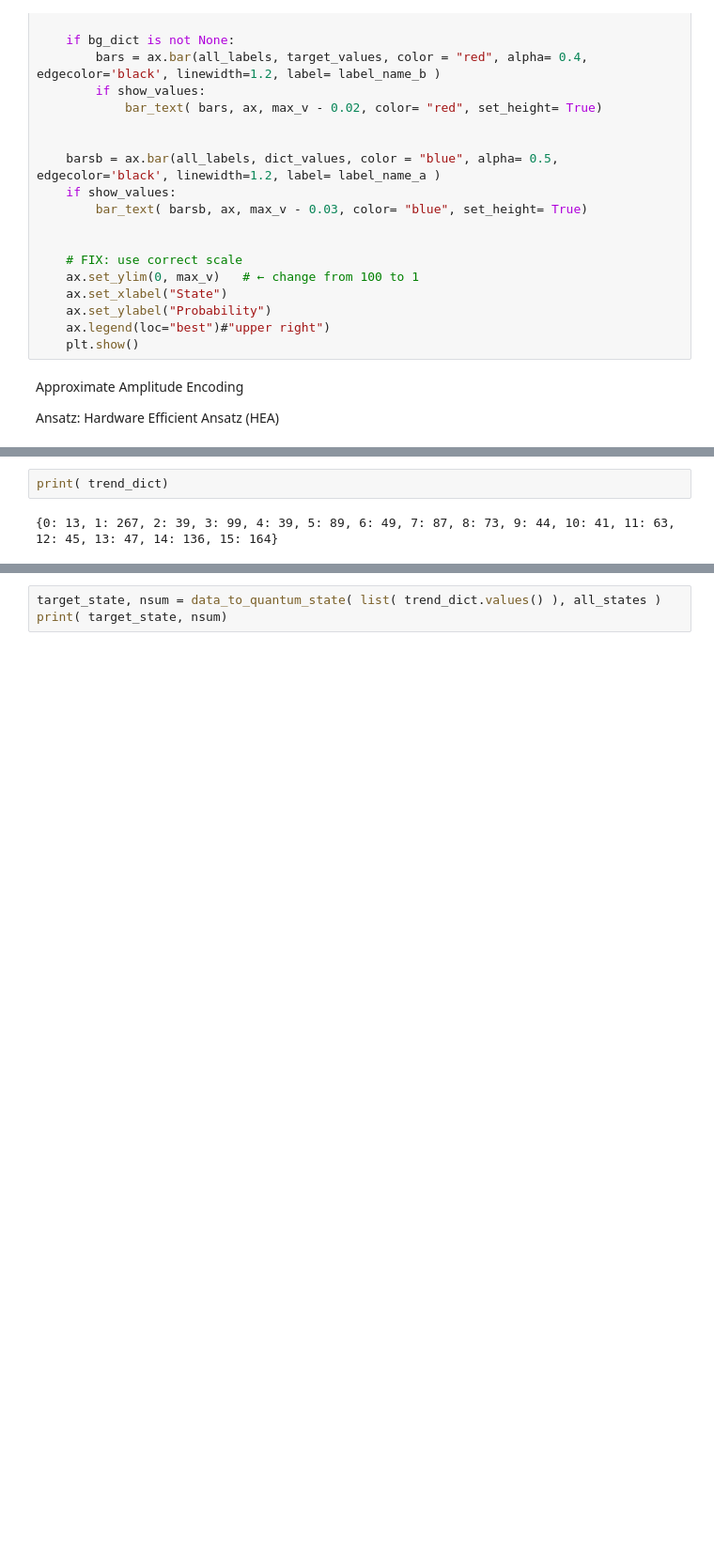
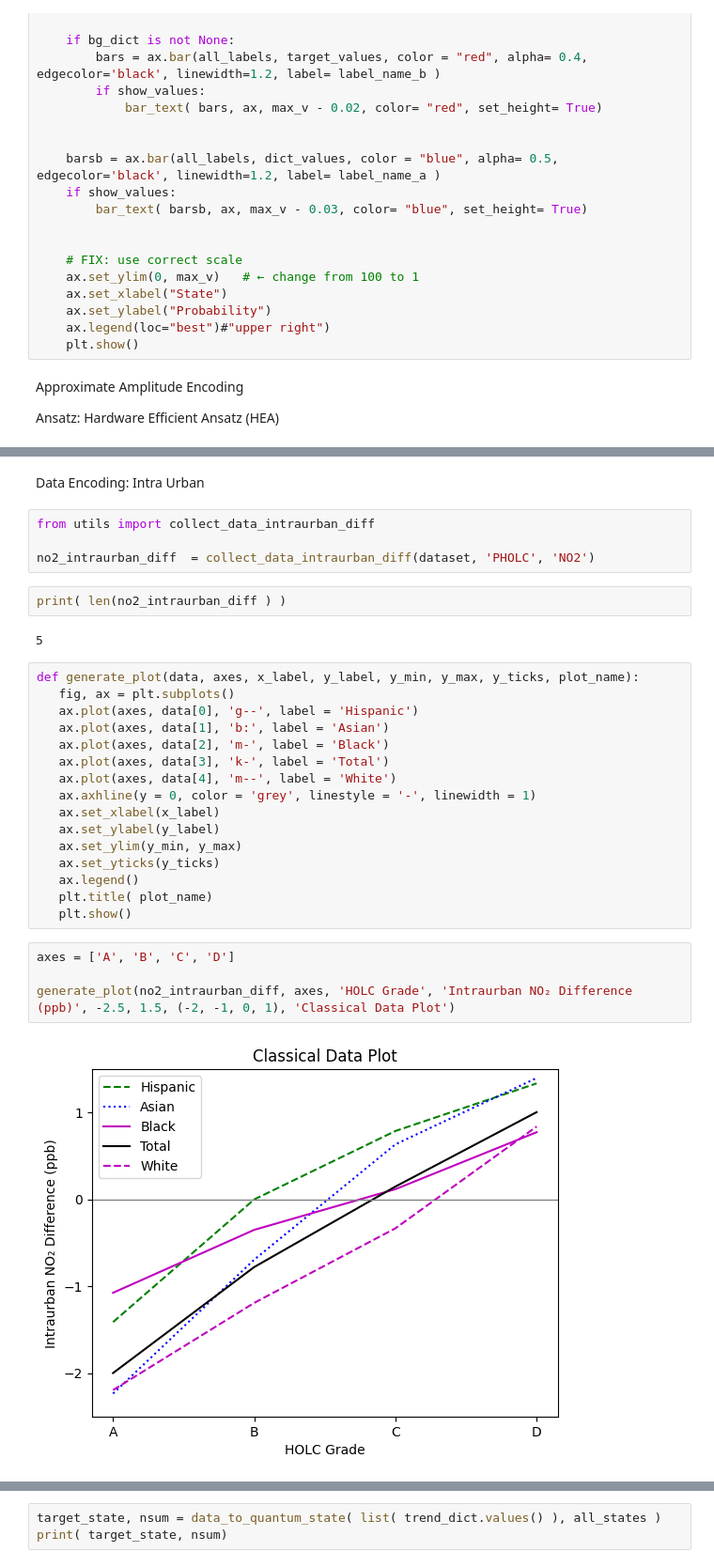
Before and after one commit to Daniel-D-Creator/air-pollution-data, a Jupyter notebook: baltimore-figures/Air Polution Data Encoding.ipynb, the cells around one changed output, grey strips where cells are left out. Shown at 94% size. Cells and saved outputs as stored; diff of their text form; blank space fills up the shorter version.

```diff
--- a/baltimore-figures/Air Polution Data Encoding.ipynb
+++ b/baltimore-figures/Air Polution Data Encoding.ipynb
@@ -542,4 +590,32 @@ def quantum_state_to_data( state, normalize_factor,  size_xy):
-# %%
-print( trend_dict)
-# %% [output]
-{0: 13, 1: 267, 2: 39, 3: 99, 4: 39, 5: 89, 6: 49, 7: 87, 8: 73, 9: 44, 10: 41, 11: 63, 12: 45, 13: 47, 14: 136, 15: 164}
+# %% [markdown]
+Data Encoding: Intra Urban
+# %%
+from utils import collect_data_intraurban_diff
+
+no2_intraurban_diff  = collect_data_intraurban_diff(dataset, 'PHOLC', 'NO2')
+# %%
+print( len(no2_intraurban_diff ) )
+# %% [output]
+5
+# %%
+def generate_plot(data, axes, x_label, y_label, y_min, y_max, y_ticks, plot_name):
+   fig, ax = plt.subplots()
+   ax.plot(axes, data[0], 'g--', label = 'Hispanic')
+   ax.plot(axes, data[1], 'b:', label = 'Asian')
+   ax.plot(axes, data[2], 'm-', label = 'Black')
+   ax.plot(axes, data[3], 'k-', label = 'Total')
+   ax.plot(axes, data[4], 'm--', label = 'White')
+   ax.axhline(y = 0, color = 'grey', linestyle = '-', linewidth = 1)
+   ax.set_xlabel(x_label)
+   ax.set_ylabel(y_label)
+   ax.set_ylim(y_min, y_max)
+   ax.set_yticks(y_ticks)
+   ax.legend()
+   plt.title( plot_name)
+   plt.show()
+# %%
+axes = ['A', 'B', 'C', 'D']
+
+generate_plot(no2_intraurban_diff, axes, 'HOLC Grade', 'Intraurban NO₂ Difference (ppb)', -2.5, 1.5, (-2, -1, 0, 1), 'Classical Data Plot')
+# %% [output]
+[figure, added]
```
Also changed, not shown: parts of 20 cells of this notebook.
